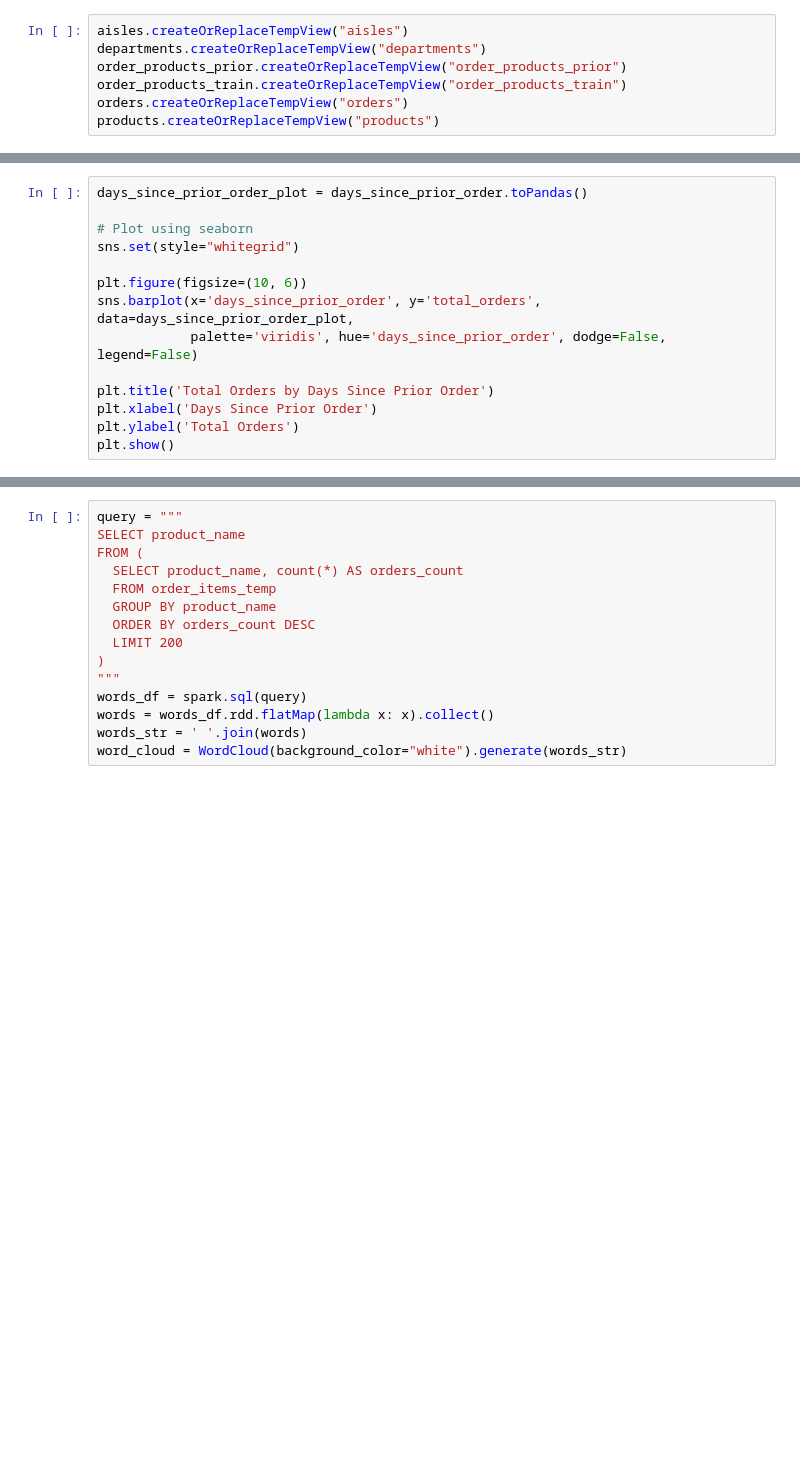
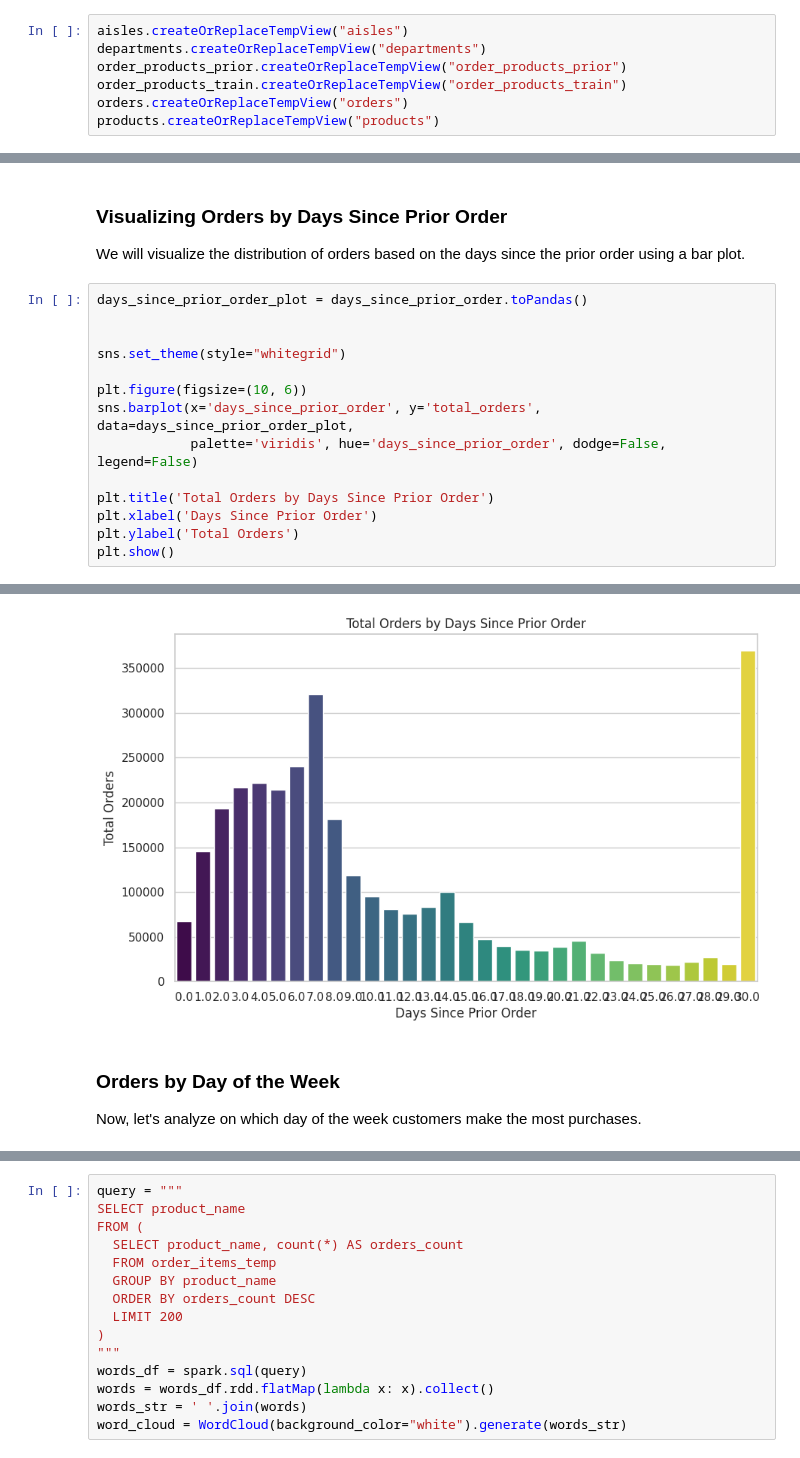
Before and after one commit to rodrigoalvamat/spark-mllib-workshop, a Jupyter notebook: workshop/basket.ipynb, the cells around one changed output, grey strips where cells are left out. Cells and saved outputs as stored; diff of their text form; blank space fills up the shorter version.

```diff
--- a/workshop/basket.ipynb
+++ b/workshop/basket.ipynb
@@ -85,8 +262,12 @@ days_since_prior_order.show(10)
+# %% [markdown]
+### Visualizing Orders by Days Since Prior Order
+
+We will visualize the distribution of orders based on the days since the prior order using a bar plot.
 # %%
 days_since_prior_order_plot = days_since_prior_order.toPandas()
 
-# Plot using seaborn
-sns.set(style="whitegrid")
+
+sns.set_theme(style="whitegrid")
 
 plt.figure(figsize=(10, 6))
 sns.barplot(x='days_since_prior_order', y='total_orders', data=days_since_prior_order_plot,
@@ -96,3 +277,4 @@ plt.title('Total Orders by Days Since Prior Order')
 plt.xlabel('Days Since Prior Order')
 plt.ylabel('Total Orders')
 plt.show()
+# %% [output]
@@ -99,2 +282,7 @@ plt.show()
+[figure, added]
+# %% [markdown]
+### Orders by Day of the Week
+
+Now, let's analyze on which day of the week customers make the most purchases.
 # %%
 query = """
```
Also changed, not shown: parts of 58 cells of this notebook, 3 other files.
